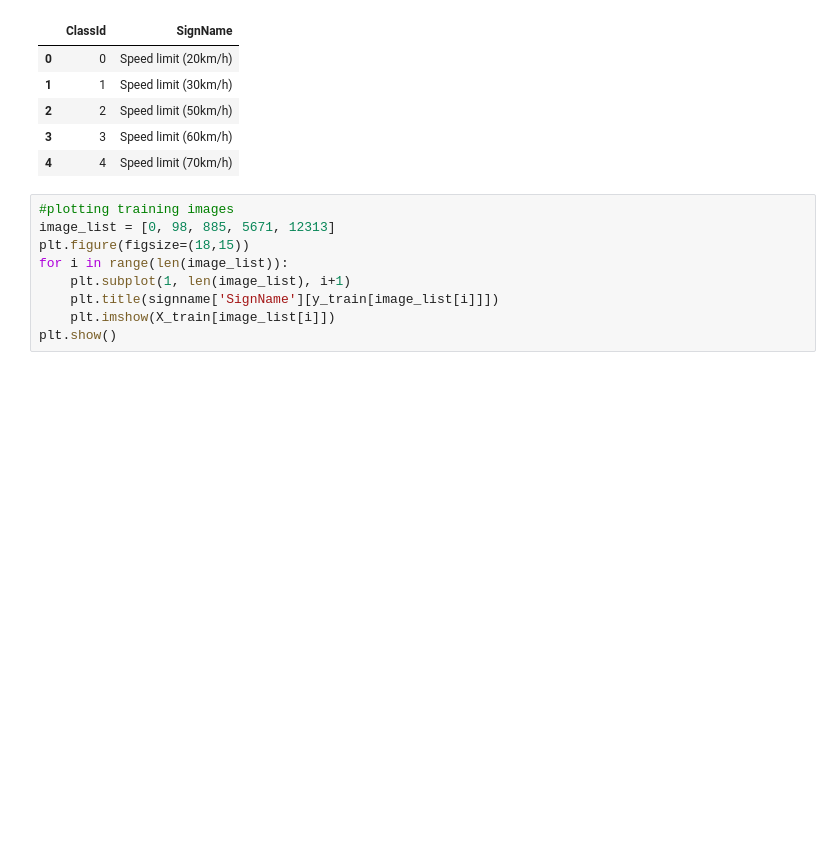
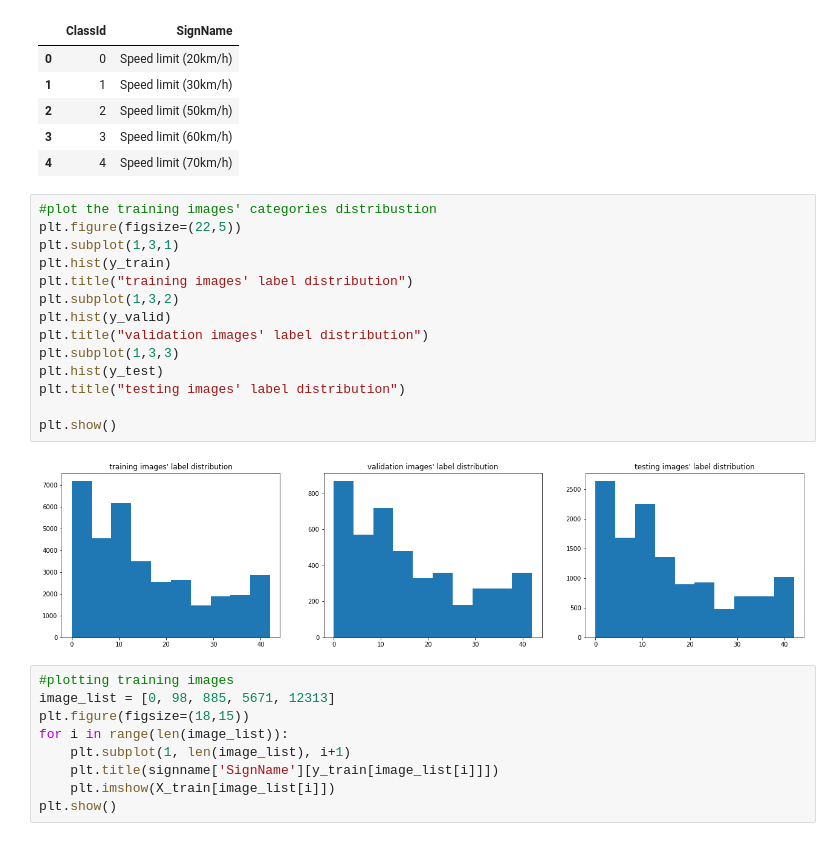
Before and after one commit to dengjianbo3/Self_driving_projects, a Jupyter notebook: P3-Traffic-Sign-Classifier/Traffic_Sign_Classifier.ipynb, the cells around one changed output. Cells and saved outputs as stored; diff of their text form; blank space fills up the shorter version.

```diff
--- a/P3-Traffic-Sign-Classifier/Traffic_Sign_Classifier.ipynb
+++ b/P3-Traffic-Sign-Classifier/Traffic_Sign_Classifier.ipynb
@@ -107,6 +107,22 @@ signname.head()
 | 2 | 2 | Speed limit (50km/h) |
 | 3 | 3 | Speed limit (60km/h) |
 | 4 | 4 | Speed limit (70km/h) |
+# %%
+#plot the training images' categories distribustion
+plt.figure(figsize=(22,5))
+plt.subplot(1,3,1)
+plt.hist(y_train)
+plt.title("training images' label distribution")
+plt.subplot(1,3,2)
+plt.hist(y_valid)
+plt.title("validation images' label distribution")
+plt.subplot(1,3,3)
+plt.hist(y_test)
+plt.title("testing images' label distribution")
+
+plt.show()
+# %% [output]
+[figure, added]
 # %%
 #plotting training images
 image_list = [0, 98, 885, 5671, 12313]
```
